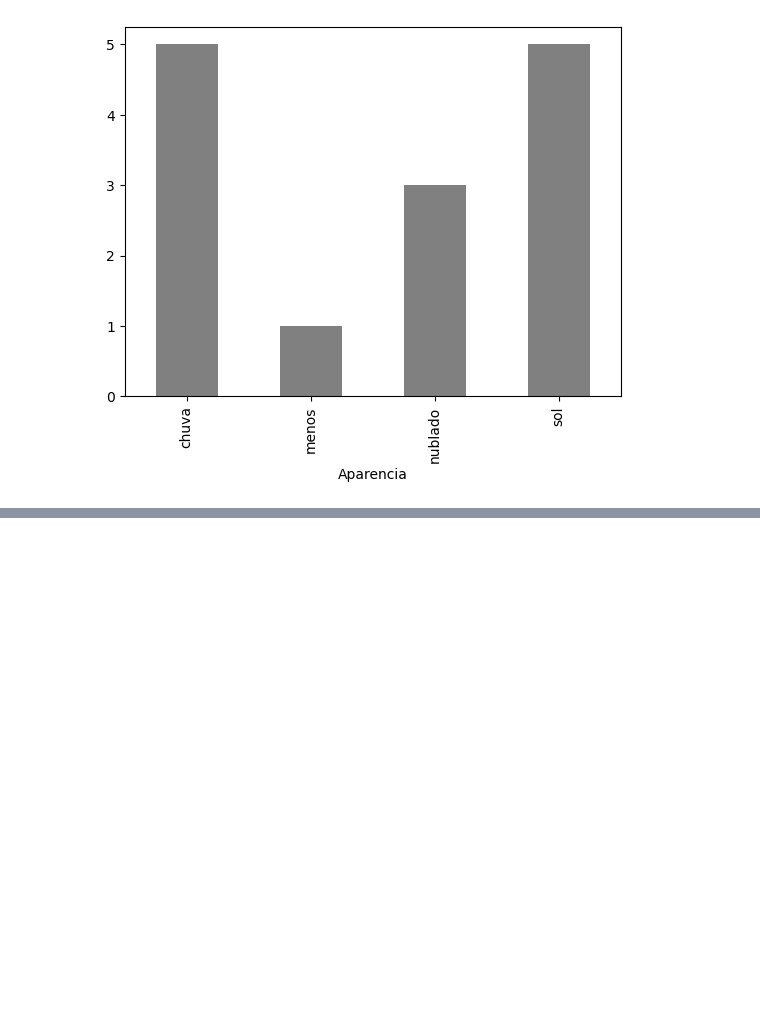
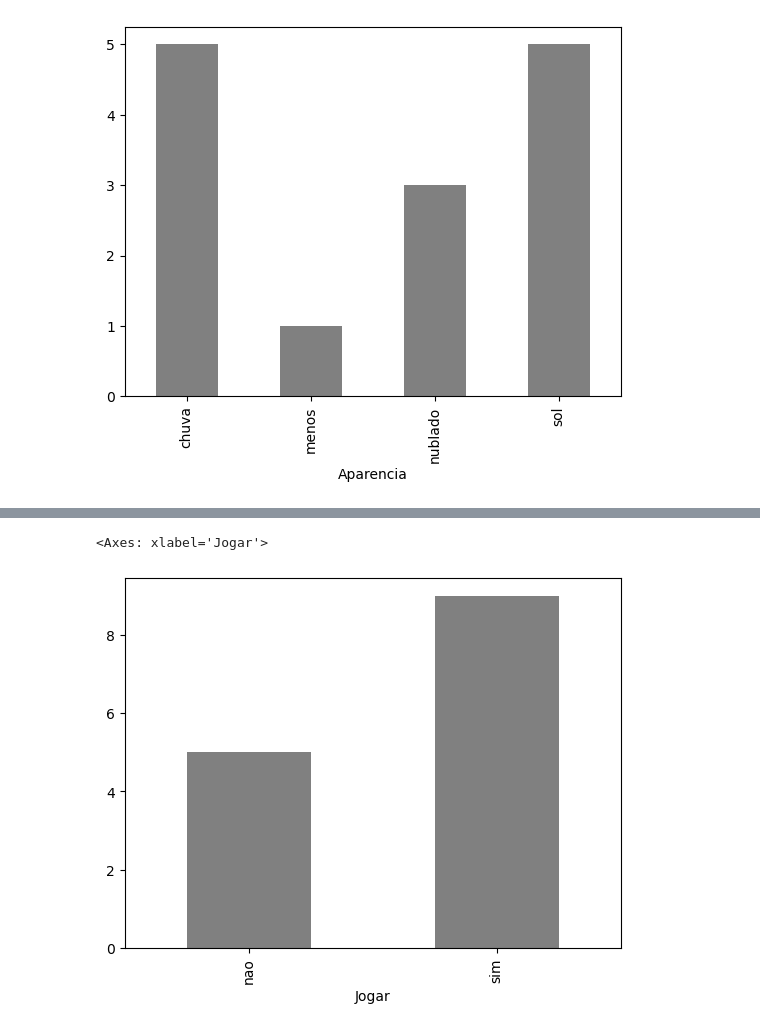
Before and after one commit to RodrigoD4v/Limpeza-Tratamento-Dados, a Jupyter notebook: notebooks/limpeza_tratamento.ipynb, the cells around one changed output, grey strips where cells are left out. Cells and saved outputs as stored; diff of their text form; code cells hidden in the pictures; blank space fills up the shorter version.

```diff
--- a/notebooks/limpeza_tratamento.ipynb
+++ b/notebooks/limpeza_tratamento.ipynb
@@ -48,0 +74,5 @@ group.plot.bar(color = 'gray')
+# %%
+group.plot.bar(color ='gray')
+# %% [output]
+<Axes: xlabel='Jogar'>
+[figure, added]
```
Also changed, not shown: parts of 4 cells of this notebook.
